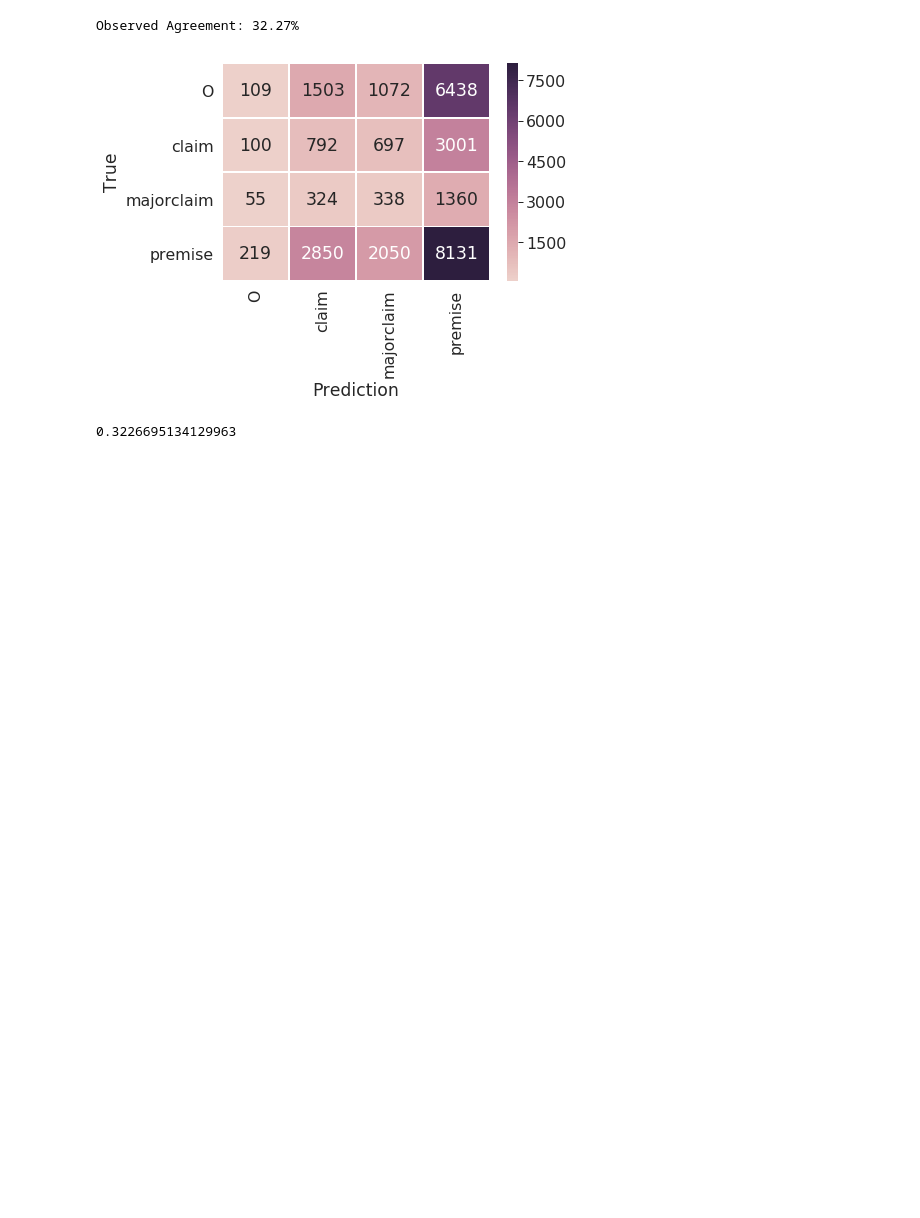
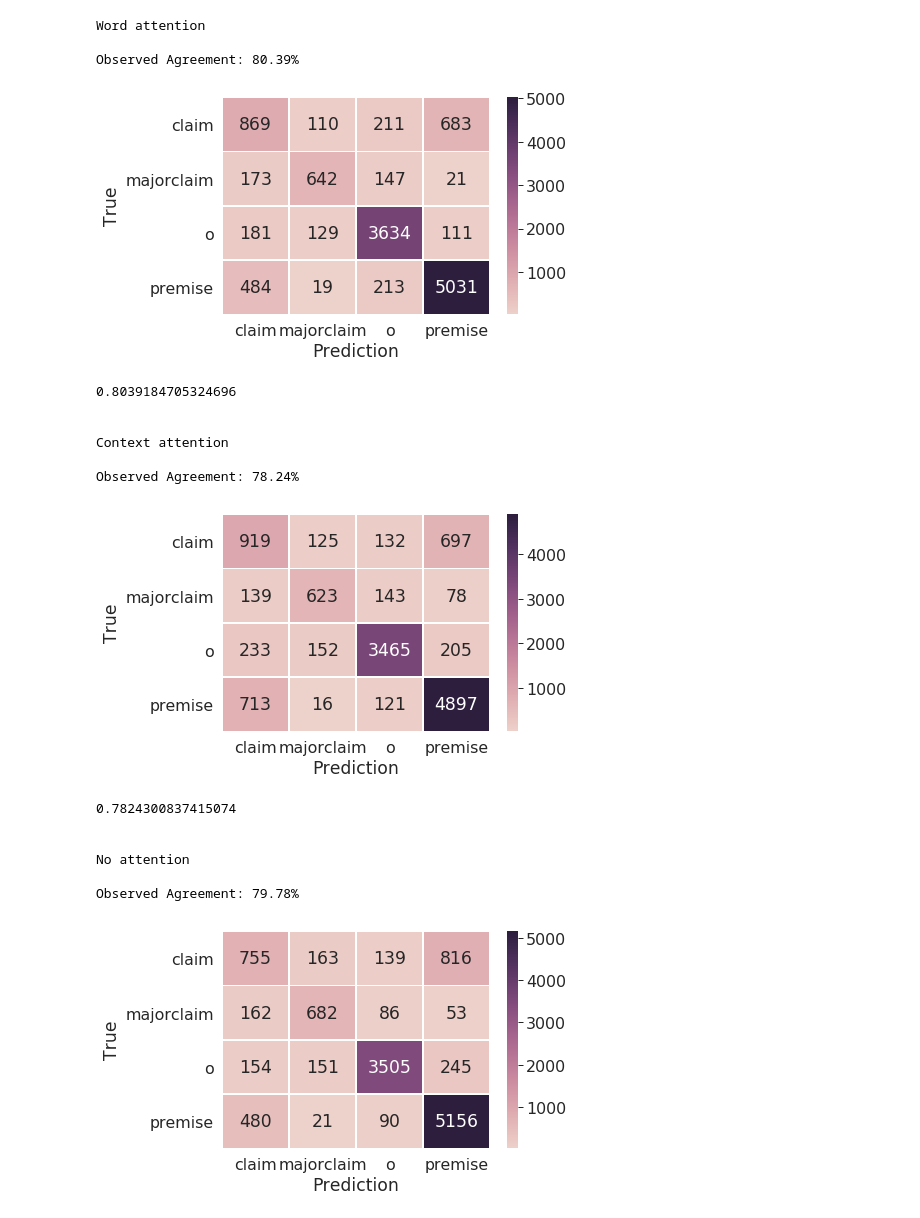
Before and after one commit to davidvcsl/argument_mining_tesis, a Jupyter notebook: notebooks/Confusion_Matrix.ipynb, the cells around one changed output. Cells and saved outputs as stored; diff of their text form; code cells hidden in the pictures; blank space fills up the shorter version.

Commit message:
se compara matriz de confusion de word attention, no attention y context attention

```diff
--- a/notebooks/Confusion_Matrix.ipynb
+++ b/notebooks/Confusion_Matrix.ipynb
@@ -36,0 +12,20 @@ weighted avg       0.30      0.32      0.27     29039
+# %%
+word_att_classification = pandas.read_csv('../tmp/18-12-09-12-04_batch_8_lstm_150_dropout_0.3-0.3_relu_word_0.7288_dev', delim_whitespace=True, names=['true', 'prediction'], usecols=[1, 2], engine='python')
+no_att_classification = pandas.read_csv('../tmp/18-12-06-01-54_batch_64_lstm_150_dropout_0.5-0.5_NoAttention_0.7178_dev', delim_whitespace=True, names=['true', 'prediction'], usecols=[1, 2], engine='python')
+context_att_classification = pandas.read_csv('../tmp/18-11-28-12-29_batch_64_lstm_150_dropout_0.5-0.5_sigmoid_0.7121_dev', delim_whitespace=True, names=['true', 'prediction'], usecols=[1, 2], engine='python')
+
+def extract_component_label(full_label):
+    """Given a full label, extracts the component classification label"""
+    return full_label.lower()
+
+word_att_classification['true_component'] = word_att_classification['true'].apply(extract_component_label)
+word_att_classification['predicted_component'] = word_att_classification['prediction'].apply(extract_component_label)
+word_att_classification.true_component.unique()
+
+context_att_classification['true_component'] = context_att_classification['true'].apply(extract_component_label)
+context_att_classification['predicted_component'] = context_att_classification['prediction'].apply(extract_component_label)
+context_att_classification.true_component.unique()
+
+no_att_classification['true_component'] = no_att_classification['true'].apply(extract_component_label)
+no_att_classification['predicted_component'] = no_att_classification['prediction'].apply(extract_component_label)
+no_att_classification.true_component.unique()
@@ -37,24 +63,49 @@ weighted avg       0.30      0.32      0.27     29039
 # %%
 def show_confusion_matrix(labels1, labels2, identifier1=None, identifier2=None):
     label_names = sorted(list(set(labels1)))
     matrix = metrics.confusion_matrix(labels1, labels2, labels=label_names)
     observed_agreement = numpy.trace(matrix) / float(numpy.sum(matrix)) * 100
     print('Observed Agreement: {0:.2f}%'.format(observed_agreement))
     colormap = plt.cm.cubehelix_r
     figure = sns.heatmap(matrix, annot=True, fmt="d", linewidths=.5,
                          xticklabels=label_names, yticklabels=label_names,
                          cmap=sns.cubehelix_palette(8,  as_cmap=True))
     if identifier1 is not None:
         figure.set(ylabel=identifier1)
     if identifier2 is not None:
         figure.set(xlabel=identifier2)
     plt.show()
 
 
+print("Word attention\n")
+show_confusion_matrix(word_att_classification.true_component, word_att_classification.predicted_component, 'True', 'Prediction')
+print(sklearn.metrics.accuracy_score(word_att_classification.true_component, word_att_classification.predicted_component))
+print("\n")
 
-show_confusion_matrix(classification.true_component, classification.predicted_component, 'True', 'Prediction')
-print(sklearn.metrics.accuracy_score(classification.true_component, classification.predicted_component))
+print("Context attention\n")
+show_confusion_matrix(context_att_classification.true_component, context_att_classification.predicted_component, 'True', 'Prediction')
+print(sklearn.metrics.accuracy_score(context_att_classification.true_component, context_att_classification.predicted_component))
+print("\n")
+
+print("No attention\n")
+show_confusion_matrix(no_att_classification.true_component, no_att_classification.predicted_component, 'True', 'Prediction')
+print(sklearn.metrics.accuracy_score(no_att_classification.true_component, no_att_classification.predicted_component))
 # %% [output]
-Observed Agreement: 32.27%
+Word attention
+
+Observed Agreement: 80.39%
-[figure, old version]
+[figure, new version]
-0.3226695134129963
+0.8039184705324696
+
+
+Context attention
+
+Observed Agreement: 78.24%
+[figure, added]
+0.7824300837415074
+
+
+No attention
+
+Observed Agreement: 79.78%
+[figure, added]
```
Also changed, not shown: parts of 5 cells of this notebook.
